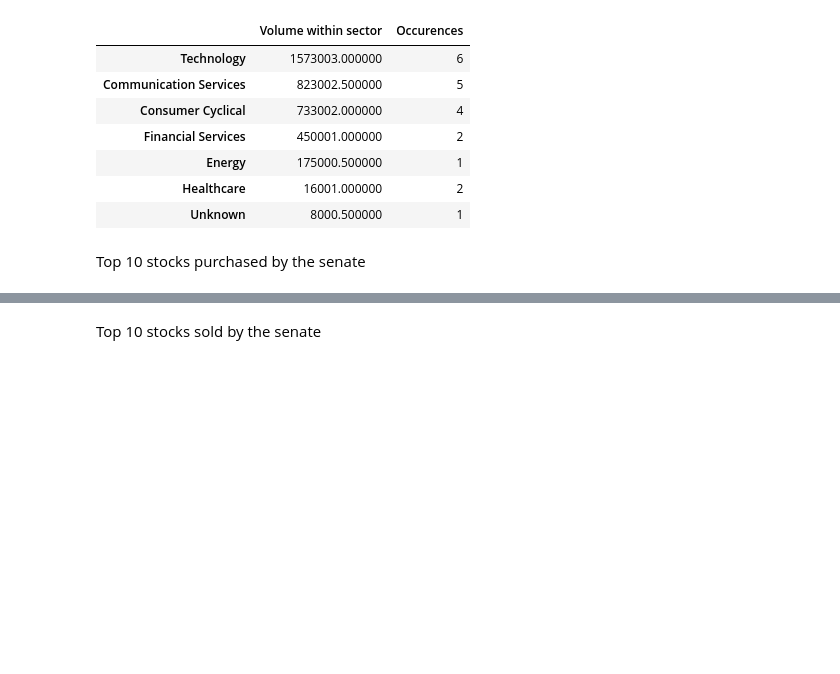
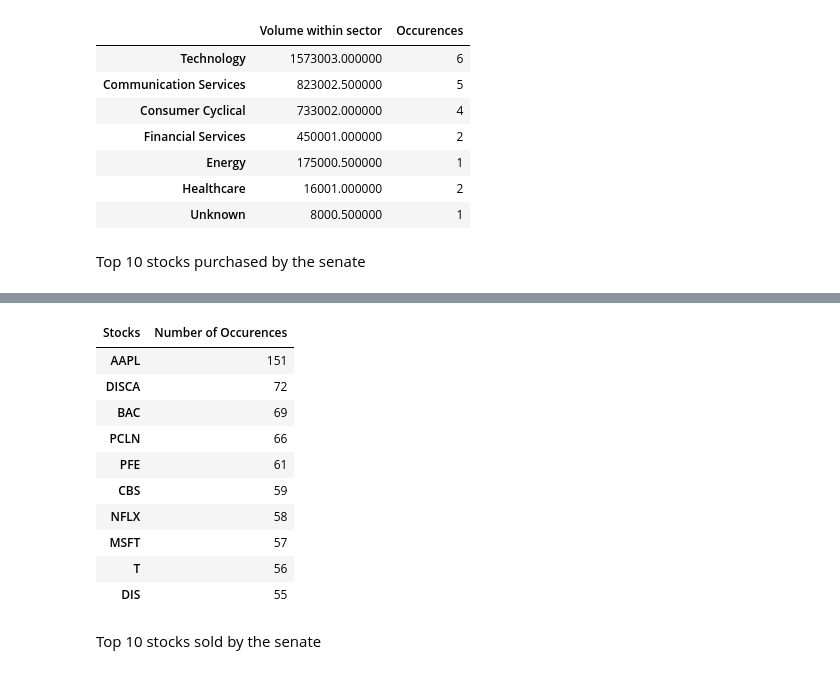
Before and after one commit to InsiderUnlocked/Insider-Unlocked, a Jupyter notebook: Data Science/notebook.ipynb, the cells around one changed output, grey strips where cells are left out. Saved outputs shown, nothing was run; the diff lists cells and outputs as text; code cells hidden in the pictures; blank space fills up the shorter version.

```diff
--- a/Data Science/notebook.ipynb
+++ b/Data Science/notebook.ipynb
@@ -501,3 +502,11 @@ dfSSTickerVolume.style
 | Unknown | 8000.500000 | 1 |
 # %% [markdown]
 Top 10 stocks purchased by the senate
+# %%
+# Df of purchaes
+dfPurchases = df[df['Type'] == 'Purchase']
+# value change of tickers
+freq = dfPurchases['Ticker'].value_counts()
+
+for i in range(11):
+    print(freq.index[i][0], freq.values[i])
@@ -504,2 +525,38 @@ Top 10 stocks purchased by the senate
+# %%
+dict = {}
+
+for i in range(11):
+    if freq.index[i] == '--':
+        continue
+
+    # add to dict dictionary
+    dict[freq.index[i][0]] = freq.values[i]
+    # keys.append(freq.values[i])
+    # values.append(freq.index[i][0])
+
+# turn dictionary into dataframe
+dfMostSold = pd.DataFrame.from_dict(dict, orient='index')
+
+# Name first column
+dfMostSold.columns.name = "Stocks"
+
+# Name the second column
+dfMostSold = dfMostSold.rename(columns = {0: 'Number of Occurences'})
+
+
+# Make the dataframe styled
+dfMostSold.style
+# %% [output]
+| Stocks | Number of Occurences |
+| AAPL | 151 |
+| DISCA | 72 |
+| BAC | 69 |
+| PCLN | 66 |
+| PFE | 61 |
+| CBS | 59 |
+| NFLX | 58 |
+| MSFT | 57 |
+| T | 56 |
+| DIS | 55 |
 # %% [markdown]
 Top 10 stocks sold by the senate
```
Also changed, not shown: parts of 26 cells of this notebook, 1 other file.
